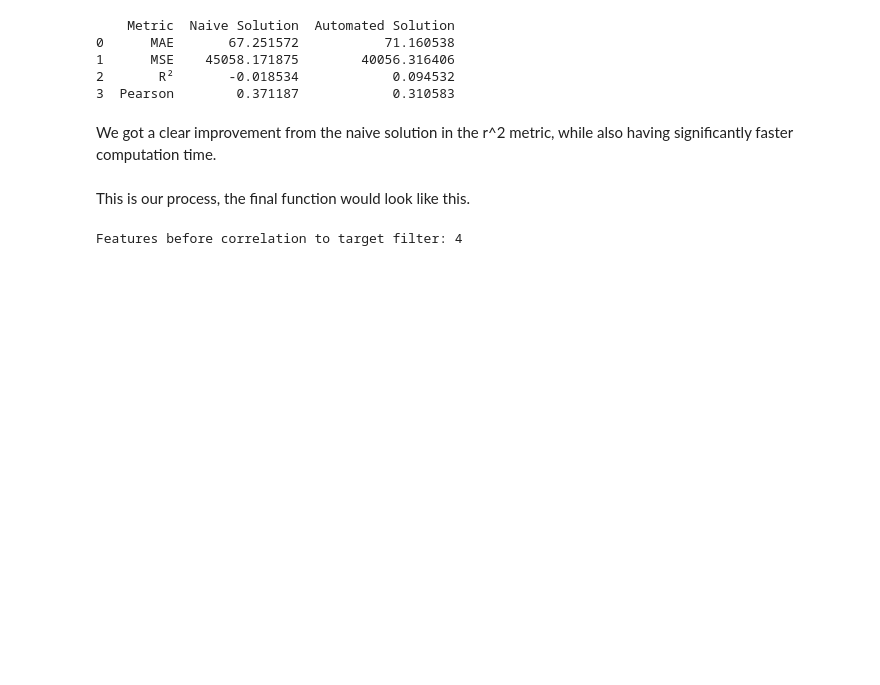
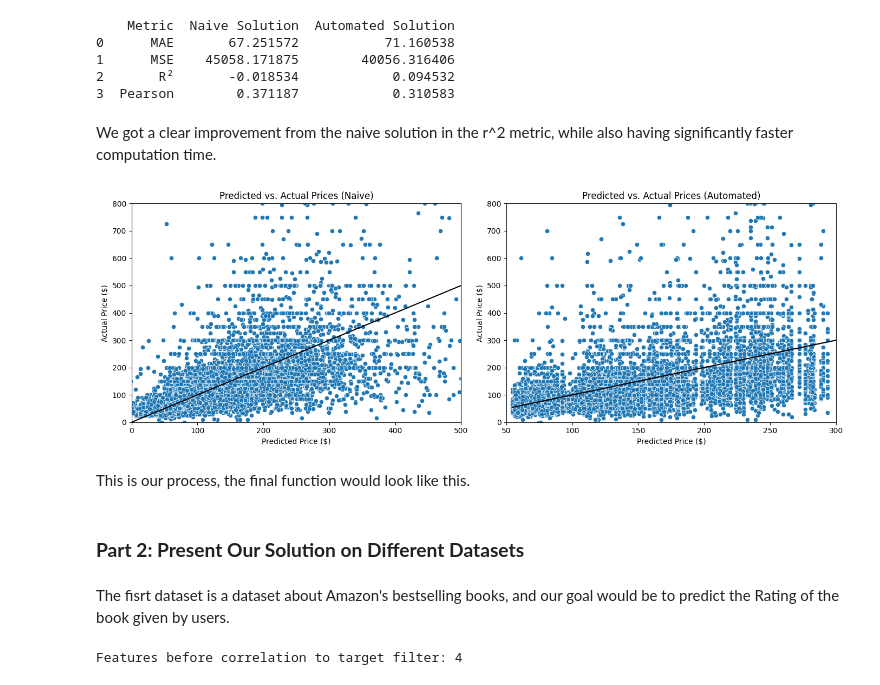
Before and after one commit to yagel2/TDS_NYC_Airbnb, a Jupyter notebook: TDS_Final.ipynb, the cells around one changed output. Drawn from its saved outputs; the diff is of its cells as text; code cells hidden in the pictures; blank space fills up the shorter version.

```diff
--- a/TDS_Final.ipynb
+++ b/TDS_Final.ipynb
@@ -72,6 +75,7 @@ xgb_model.fit(X_train, y_train)
 
 # Predictions
 y_pred = xgb_model.predict(X_test)
+y_pred_naive = y_pred
 
 # Naive model metrics
 mae_naive = mean_absolute_error(y_test, y_pred)
@@ -279,6 +283,33 @@ print(metrics_comparison)
 3  Pearson        0.371187            0.310583
 # %% [markdown]
 We got a clear improvement from the naive solution in the r^2 metric, while also having significantly faster computation time.
+# %%
+# Create a figure with two subplots
+fig, axes = plt.subplots(1, 2, figsize=(14, 5))
+
+# First plot (Naive Model)
+sns.scatterplot(x=y_pred_naive, y=y_test, ax=axes[0])
+axes[0].set_xlabel('Predicted Price ($)')
+axes[0].set_ylabel('Actual Price ($)')
+axes[0].set_ylim(0, 800)
+axes[0].set_xlim(0, 500)
+axes[0].set_title('Predicted vs. Actual Prices (Naive)')
+sns.lineplot(x=y_pred_naive, y=y_pred_naive, ax=axes[0], color='black')
+
+# Second plot (Automated Model)
+sns.scatterplot(x=y_pred, y=y_test, ax=axes[1])
+axes[1].set_xlabel('Predicted Price ($)')
+axes[1].set_ylabel('Actual Price ($)')
+axes[1].set_ylim(0, 800)
+axes[1].set_xlim(50, 300)
+axes[1].set_title('Predicted vs. Actual Prices (Automated)')
+sns.lineplot(x=y_pred, y=y_pred, ax=axes[1], color='black')
+
+# Show both plots together
+plt.tight_layout()
+plt.show()
+# %% [output]
+[figure, added]
 # %% [markdown]
 This is our process, the final function would look like this.
 # %%
@@ -291,6 +322,10 @@ def select_features(X, y):
   shap_importance_df = calculate_feature_importance(X, y)
   selected_features = calculate_best_features(X, y, shap_importance_df)
   return selected_features
+# %% [markdown]
+### **Part 2: Present Our Solution on Different Datasets**
+# %% [markdown]
+The fisrt dataset is a dataset about Amazon's bestselling books, and our goal would be to predict the Rating of the book given by users.
 # %%
 df = pd.read_csv('bestsellers with categories.csv')
 
```
Also changed, not shown: parts of 17 cells of this notebook.
